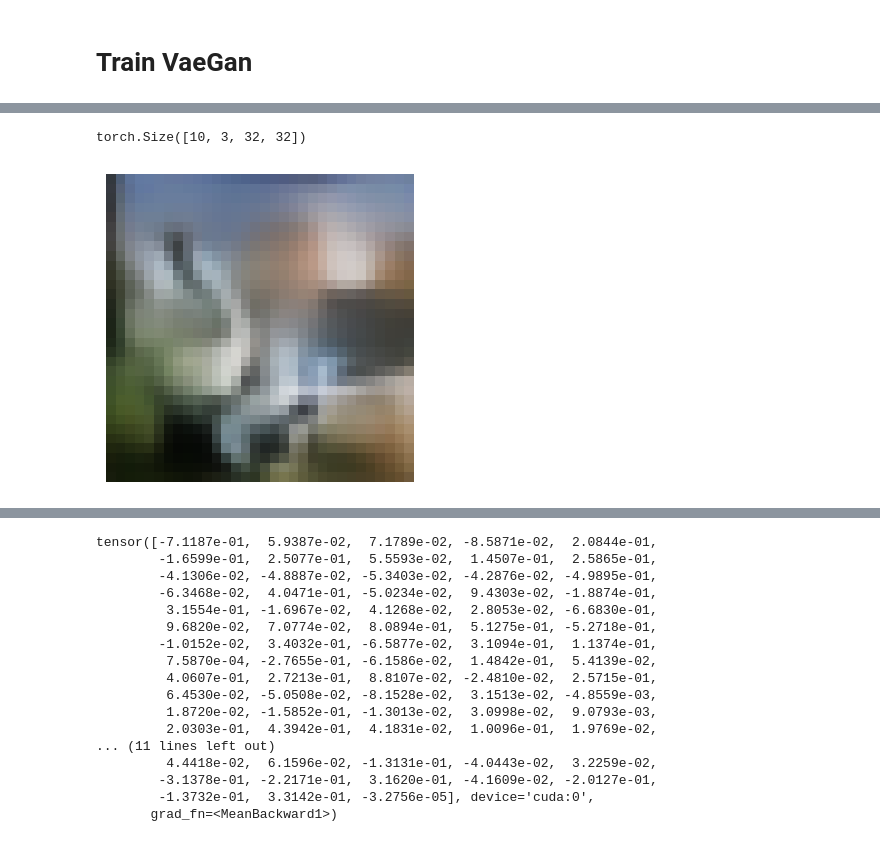
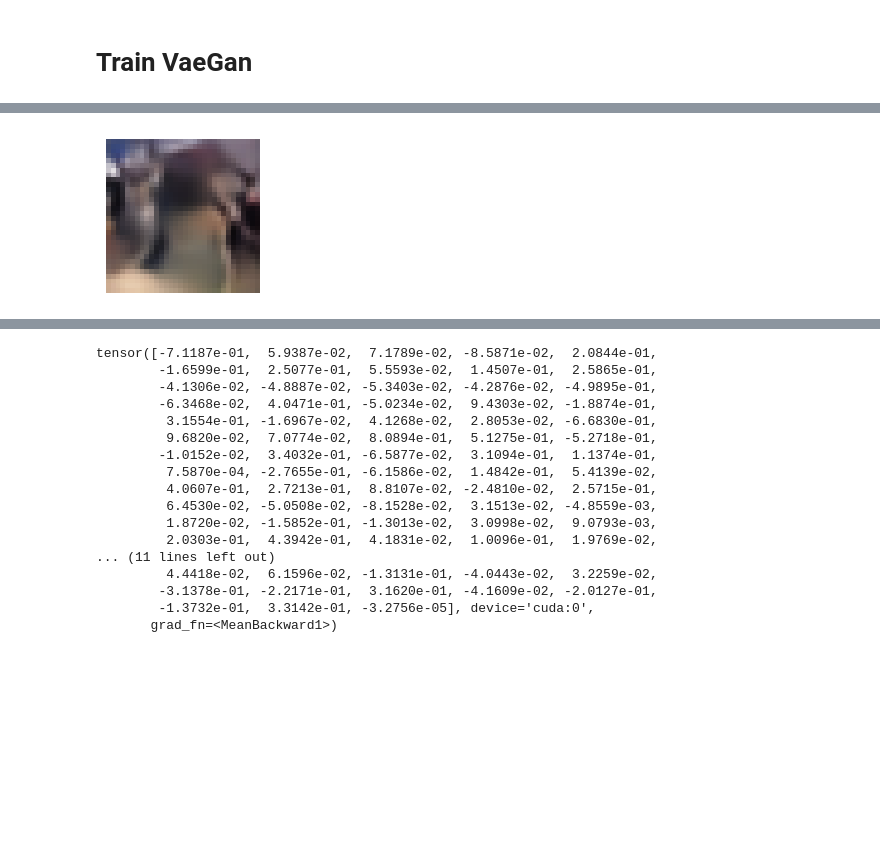
Before and after one commit to azhgh22/Comparative-analysis-of-Generative-models-on-CIFAR-10, a Jupyter notebook: experiments/train_vae.ipynb, the cells around one changed output, grey strips where cells are left out. Saved outputs shown, nothing was run; the diff lists cells and outputs as text; code cells hidden in the pictures; blank space fills up the shorter version.

```diff
--- a/experiments/train_vae.ipynb
+++ b/experiments/train_vae.ipynb
@@ -116,13 +139,7 @@ Checkpoint saved: /content/drive/MyDrive/checkpoints_final/MmdVae/MmdVae_epoch_1
 # %%
 images = model.sample(16)
+show_img(images[1])
+# %% [output]
+[figure, added]
-# %%
-images.shape
-# %% [output]
-torch.Size([10, 3, 32, 32])
-# %%
-images = model.sample(16)
-show_img(images[15])
-# %% [output]
-[figure, removed]
 # %%
 train_dataset = train_loader.dataset
```
Also changed, not shown: parts of 5 cells of this notebook.
